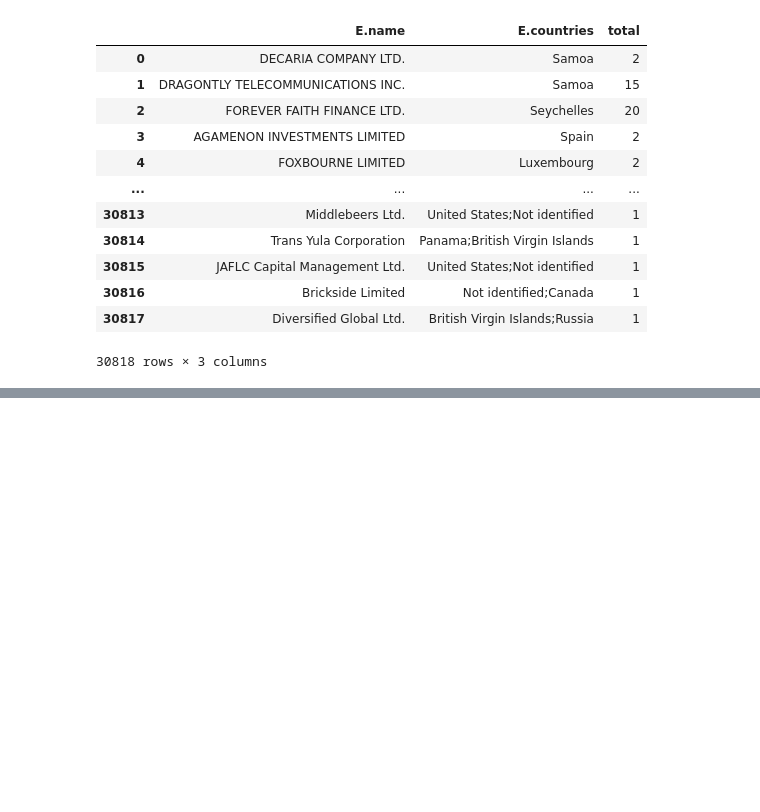
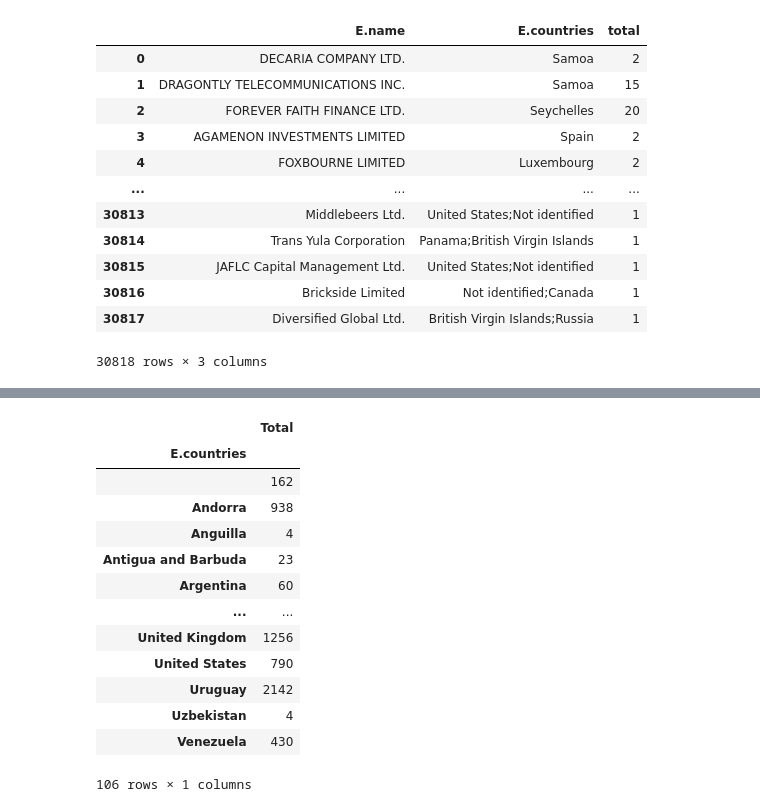
Before and after one commit to alexmak001/Panama-Papers, a Jupyter notebook: prabina.ipynb, the cells around one changed output, grey strips where cells are left out. Drawn from its saved outputs; the diff is of its cells as text; code cells hidden in the pictures; blank space fills up the shorter version.

```diff
--- a/prabina.ipynb
+++ b/prabina.ipynb
@@ -411,0 +426,20 @@ bear_country.to_csv("data/bears_per_country.csv")
+# %%
+bear_per_entity.groupby('E.countries')['total'].sum()
+bear_per_country = pd.DataFrame()
+bear_per_country['Total'] = bear_per_entity.groupby('E.countries')['total'].sum()
+bear_per_country
+# %% [output]
+|  | Total |
+| E.countries |  |
+|  | 162 |
+| Andorra | 938 |
+| Anguilla | 4 |
+| Antigua and Barbuda | 23 |
+| Argentina | 60 |
+| ... | ... |
+| United Kingdom | 1256 |
+| United States | 790 |
+| Uruguay | 2142 |
+| Uzbekistan | 4 |
+| Venezuela | 430 |
+106 rows × 1 columns
```
Also changed, not shown: parts of 13 cells of this notebook, 1 other file.
